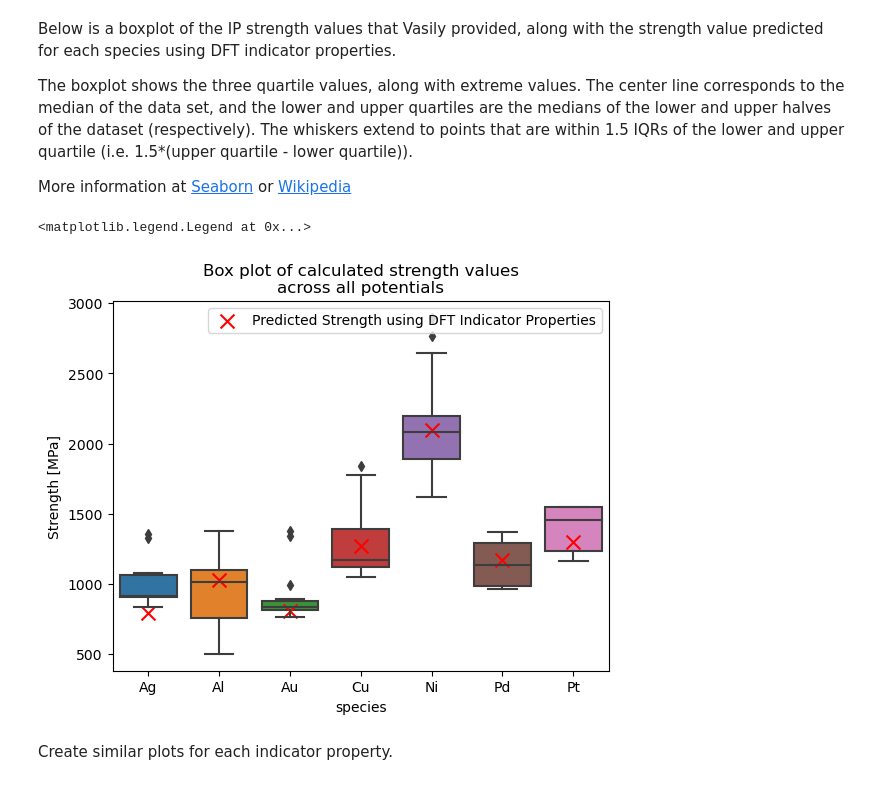
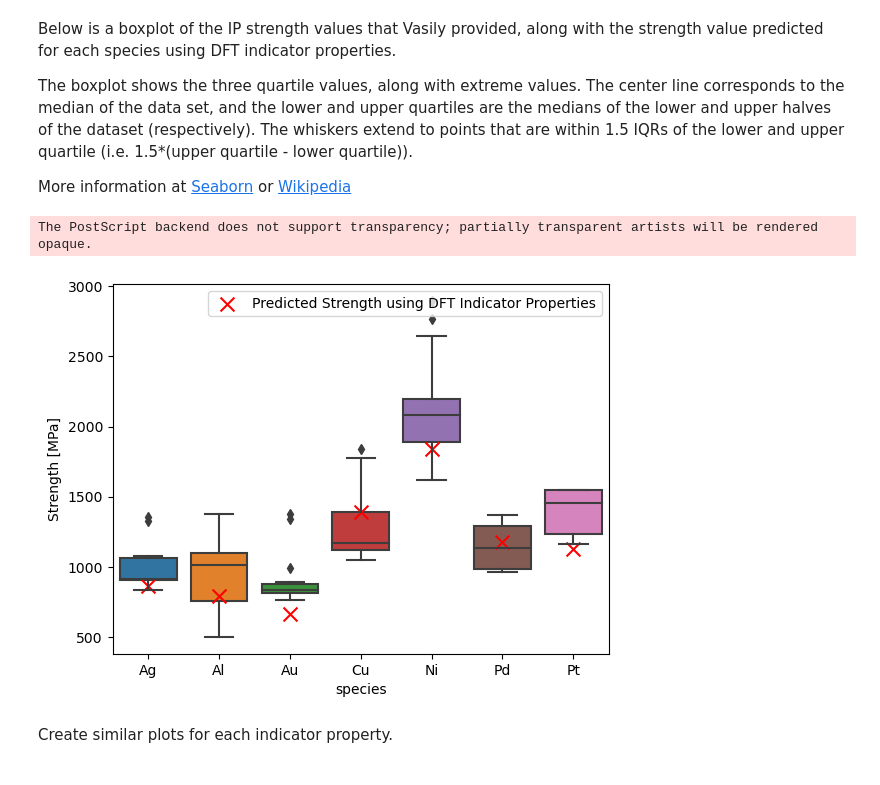
Before and after one commit to bjasperson/strength_covariance, a Jupyter notebook: experiments/dft_import_230831.ipynb, the cells around one changed output. Cells and saved outputs as stored; diff of their text form; code cells hidden in the pictures.

```diff
--- a/experiments/dft_import_230831.ipynb
+++ b/experiments/dft_import_230831.ipynb
@@ -57,7 +57,8 @@ def initialize_model(remove_jammed = True):
                        keep_empty_features=True)
     pca = PCA()
     #model = linear_model.LinearRegression()
-    model = svm.SVR(kernel='rbf')
+    #model = svm.SVR(kernel='rbf')
+    model = linear_model.Ridge()
 
     pipe = Pipeline(steps=[('scale', StandardScaler()),
                            ('imp', imput),
@@ -130,13 +131,22 @@ More information at [Seaborn](https://seaborn.pydata.org/generated/seaborn.boxpl
 # %%
 order_list = ["Ag","Al","Au","Cu","Ni","Pd","Pt"]
 g = sns.boxplot(data = df_clean, x="species", y="strength_MPa", order=order_list)
 g.set_ylabel("Strength [MPa]")
-g.set_title("Box plot of calculated strength values\nacross all potentials")
-g.scatter(data = dft_predicted_strength, x="species",y="strength [MPa]", marker="x", color="r", s=100, label="Predicted Strength using DFT Indicator Properties")
+#g.set_title("Box plot of calculated strength values\nacross all potentials")
+g.scatter(data = dft_predicted_strength,
+          x="species",
+          y="strength [MPa]",
+          marker="x",
+          color="r",
+          s=100,
+          label="Predicted Strength using DFT Indicator Properties"
+          )
 g.legend()
+fig = g.get_figure()
+fig.savefig(f"../strength_covariance/model_ays/dft.eps", dpi=300)
 # %% [output]
-<matplotlib.legend.Legend at 0x...>
+The PostScript backend does not support transparency; partially transparent artists will be rendered opaque.
-[figure, old version]
+[figure, new version]
 # %% [markdown]
 Create similar plots for each indicator property.
 # %%
```
Also changed, not shown: parts of 1 cell of this notebook, 6 other files.
